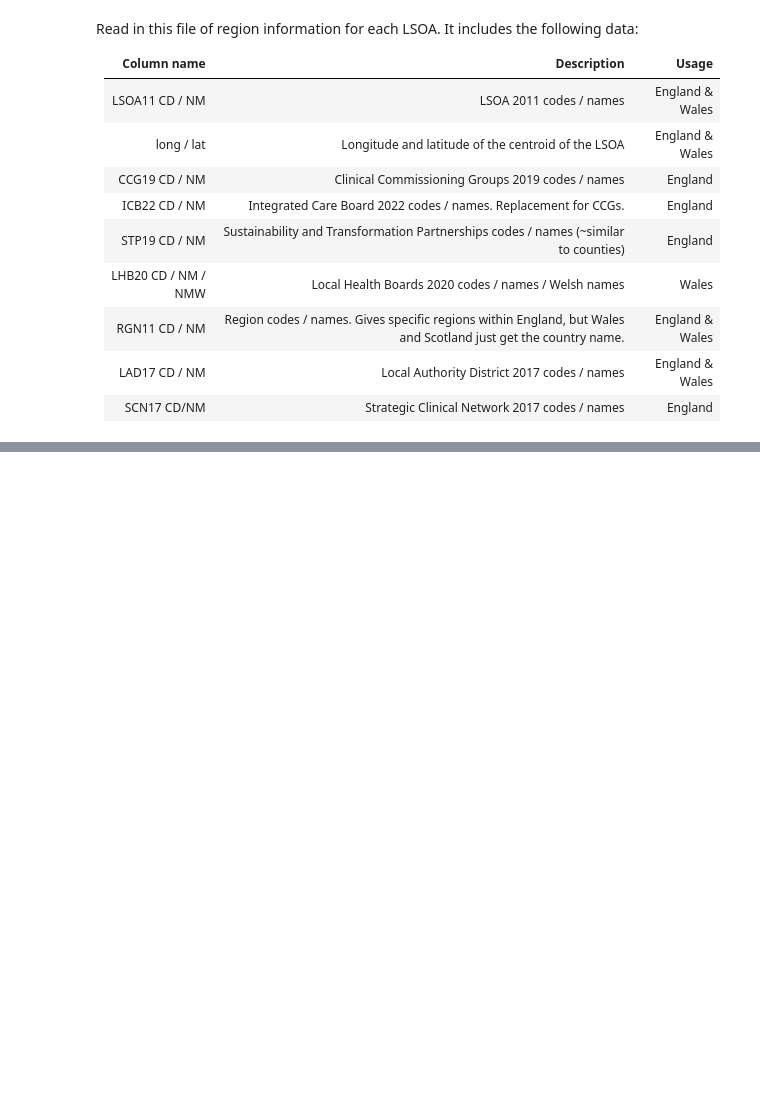
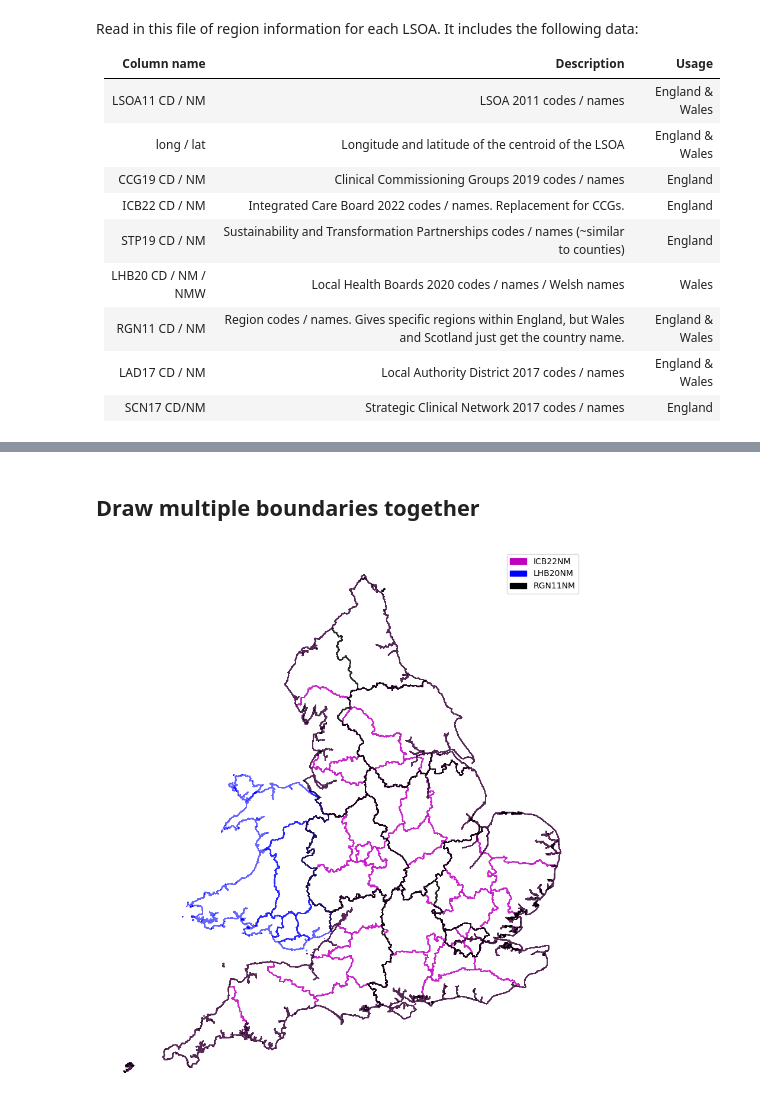
Before and after one commit to stroke-modelling/plot-maps, a Jupyter notebook: demos/01b_boundaries.ipynb, the cells around one changed output, grey strips where cells are left out. Saved outputs shown, nothing was run; the diff lists cells and outputs as text; code cells hidden in the pictures; blank space fills up the shorter version.

```diff
--- a/demos/01b_boundaries.ipynb
+++ b/demos/01b_boundaries.ipynb
@@ -85,11 +67,11 @@ df_geojson
 # %%
 boundary_colour_dict = {
-    'LSOA':'LightGrey',
-    'CCG':'y',
-    'ICB':'m',
-    'LAD':'g',
-    'STP':'r',
-    'LHB':'b',
-    'SCN':'b',
-    'RGN':'k',
+    'LSOA11NM':'LightGrey',
+    'CCG19NM':'y',
+    'ICB22NM':'m',
+    'LAD17NM':'g',
+    'STP19NM':'r',
+    'LHB20NM':'b',
+    'SCN17NM':'b',
+    'RGN11NM':'k',
 }
@@ -157,0 +198,45 @@ plt.show()
+# %% [markdown]
+## Draw multiple boundaries together
+# %%
+fig, ax = plt.subplots(figsize=(12, 12)) # Make max dimensions XxY inch
+
+boundaries_here = ['ICB22NM', 'LHB20NM', 'RGN11NM']
+
+dummy_legend_patches = []
+
+for b, boundary_type in enumerate(boundaries_here):
+    boundary_file = boundary_files[boundary_type]
+    geojson_file =f"{paths['dir_data_geojson']}{boundary_file}"
+    df_geojson = geopandas.read_file(geojson_file)#, crs='EPSG:27700')
+
+    boundary_colour = boundary_colour_dict[boundary_type]
+
+    # Draw the main map with colours (choropleth):
+    df_geojson.plot(
+        ax=ax,              # Set which axes to use for plot (only one here)
+        # column='OBJECTID',     # Column to apply colour
+        antialiased=False,  # Avoids artifact boundry lines
+        # edgecolor='face',   # Make LSOA boundry same colour as area
+        facecolor='none',
+        alpha=0.6,
+        edgecolor=boundary_colour,
+        # vmin=-range,        # Manual scale min (remove to make automatic)
+        # vmax=range,         # Manual scale max (remove to make automatic)
+        # cmap='viridis',     # Colour map to use
+        legend_kwds={
+            'shrink':0.5,   # Adjust size of colourmap key
+            'label':'Dummy data'  # Add label
+        },
+        legend=True,         # Set to display legend
+        label=boundary_type
+        )
+    dummy_legend_patches.append(
+        mpatches.Patch(color=boundary_colour, label=boundary_type))
+
+ax.set_axis_off()  # Turn off axis line and numbers
+
+ax.legend(handles=dummy_legend_patches)
+# plt.savefig('example_map_geopandas.jpg', dpi=300, bbox_inches='tight')  # Save figure
+plt.show()
+# %% [output]
+[figure, new version]
```
Also changed, not shown: parts of 21 cells of this notebook, 1 other file.
